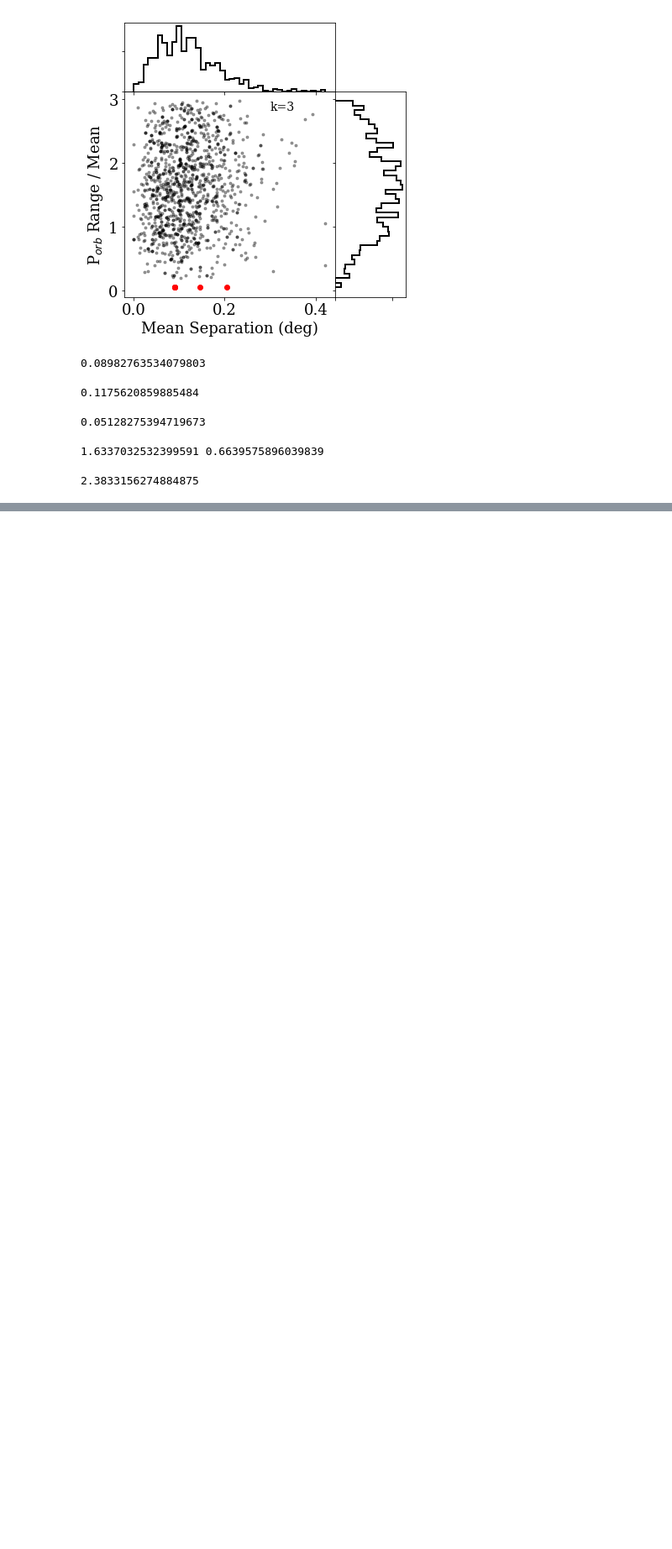
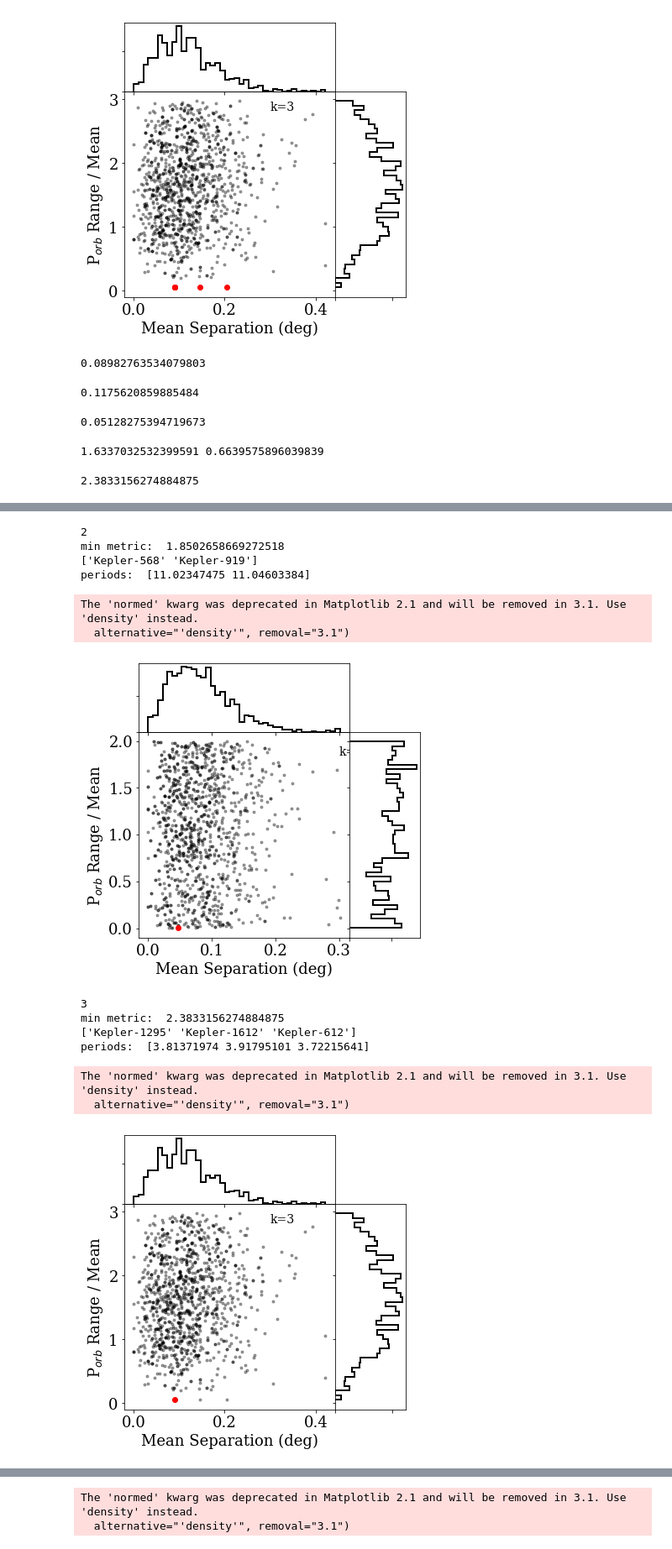
Before and after one commit to StellarCartography/survey_seti, a Jupyter notebook: code/Kepler_periods.ipynb, the cells around one changed output, grey strips where cells are left out. Shown at 84% size. Saved outputs shown, nothing was run; the diff lists cells and outputs as text; code cells hidden in the pictures; blank space fills up the shorter version.

```diff
--- a/code/Kepler_periods.ipynb
+++ b/code/Kepler_periods.ipynb
@@ -397,0 +412,78 @@ print(np.mean(metric), np.std(metric))
+# %%
+# now explore a range of k values a bit...
+
+for k in range(2,8):
+    print(k)
+    # use knn to figure out *which* stars are near eachother.
+    # we only have a couple thousand, so use brute force algorithm to ensure it's right
+    nbrs = NearestNeighbors(n_neighbors=k, algorithm='brute').fit(radec)
+
+    # return distances and indicies of each neighbor
+    kdist, kind = nbrs.kneighbors(radec)
+
+    # now use array index magic to get the periods for each cluster of k systems
+    kpers = np.reshape(df['pl_orbper'].values[Kok][np.ravel(kind)], kind.shape)
+
+    # only pick systems where the nearest-neighbor distances don't include multiplanet systems!
+    # i.e. should only have 1 entry where the distance == 0 per cluster
+    ds = np.where((np.sum(kdist == 0, axis=1) == 1))[0]
+
+    # our "sameness" metric here is the stddev of the k periods, normalized to their mean
+    metric = ((np.max(kpers[ds,:], axis=1) - np.min(kpers[ds,:], axis=1)) / np.mean(kpers[ds,:], axis=1))
+
+    huh = np.argmin(metric) # the absolute lowest value
+
+
+    # compute the radii of circles going thru the k=3 cluster of points
+    seps = np.zeros(len(ds))
+    for j in range(len(ds)):
+        seps[j] = np.nanmean(compute_seps(df['ra'].values[Kok][kind[ds[j],:]], df['dec'].values[Kok][kind[ds[j],:]]))
+
+    print('min metric: ',(np.mean(metric) - np.min(metric)) / np.std(metric))
+
+    print(df['pl_hostname'].values[Kok][kind[ds[huh],:]])
+    print('periods: ', df['pl_orbper'].values[Kok][kind[ds[huh],:]])
+
+    fig = plt.figure(figsize=(6, 6))
+    grid = plt.GridSpec(4, 4, hspace=0., wspace=0.)
+    main_ax = fig.add_subplot(grid[1:,:-1])
+    y_hist = fig.add_subplot(grid[1:,-1], sharey=main_ax, xticklabels=[])
+    x_hist = fig.add_subplot(grid[0,:-1], sharex=main_ax, yticklabels=[])
+
+    x_hist.xaxis.set_tick_params(labelbottom=False)
+    y_hist.yaxis.set_tick_params(labelbottom=False)
+
+    # scatter points on the main axes
+    main_ax.plot(seps, metric,
+                 alpha=0.35, markersize=3, marker='o', linestyle='none', c='k')
+
+    main_ax.plot(seps[huh], metric[huh],
+                 alpha=1, markersize=6, marker='o', linestyle='none', c='r')
+
+    main_ax.set_xlabel('Mean Separation (deg)')
+    main_ax.set_ylabel('P$_{orb}$ Range / Mean')
+    # main_ax.set_xscale('log')
+
+    # histograms on the attached axes
+    _ = x_hist.hist(seps, 40, #bins=np.logspace(-2,2,40),
+                    histtype='step', orientation='vertical', normed=True, lw=2, color='k')
+    _ = y_hist.hist(metric, 40, histtype='step', orientation='horizontal', normed=True,
+                    lw=2, color='k')
+
+    main_ax.text(0.3 , max(metric)-0.15 ,'k='+str(k), fontsize=14)
+    plt.show()
+# %% [output]
+2
+min metric:  1.8502658669272518
+['Kepler-568' 'Kepler-919']
+periods:  [11.02347475 11.04603384]
+The 'normed' kwarg was deprecated in Matplotlib 2.1 and will be removed in 3.1. Use 'density' instead.
+  alternative="'density'", removal="3.1")
+[figure, added]
+3
+min metric:  2.3833156274884875
+['Kepler-1295' 'Kepler-1612' 'Kepler-612']
+periods:  [3.81371974 3.91795101 3.72215641]
+The 'normed' kwarg was deprecated in Matplotlib 2.1 and will be removed in 3.1. Use 'density' instead.
+  alternative="'density'", removal="3.1")
+[figure, added]
@@ -397,0 +494,2 @@ print(np.mean(metric), np.std(metric))
+The 'normed' kwarg was deprecated in Matplotlib 2.1 and will be removed in 3.1. Use 'density' instead.
+  alternative="'density'", removal="3.1")
```
Also changed, not shown: parts of 7 cells of this notebook.
